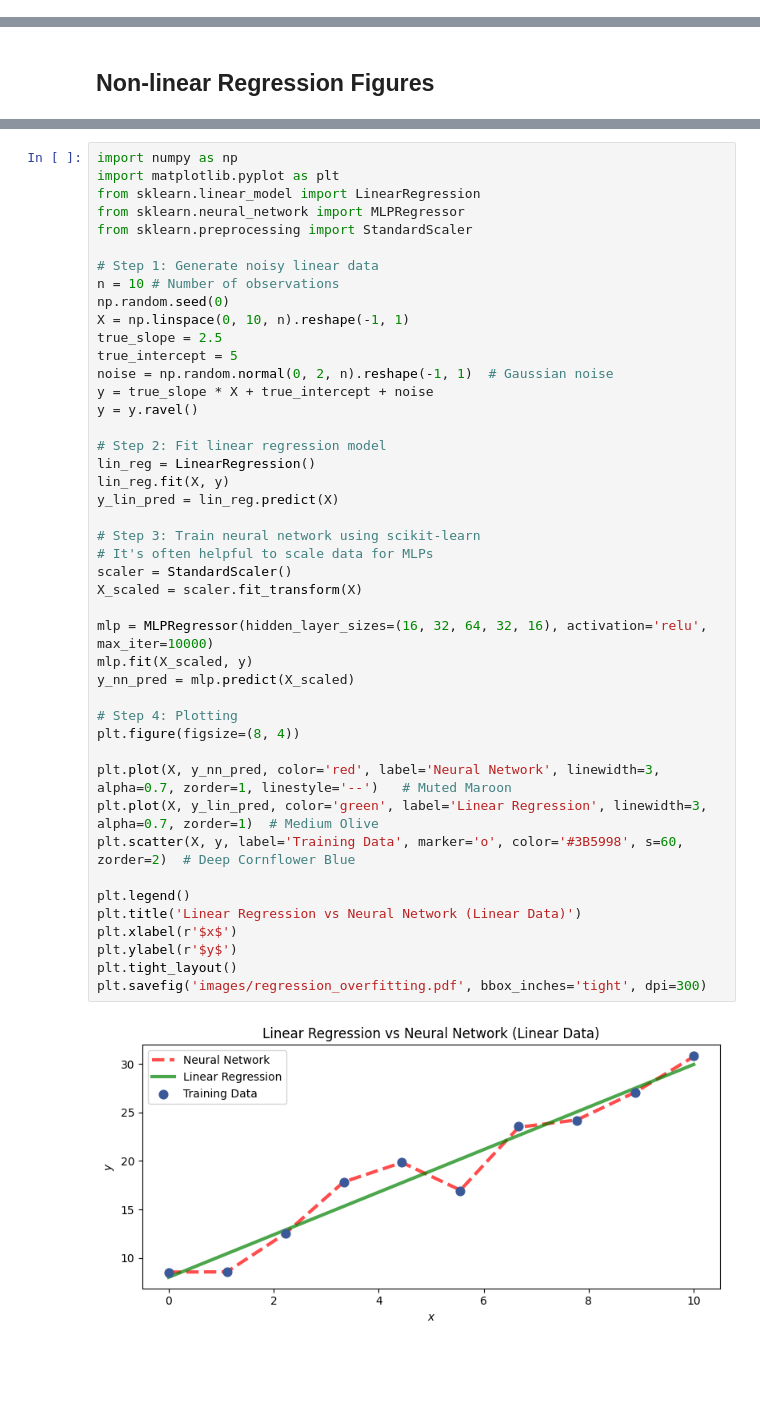
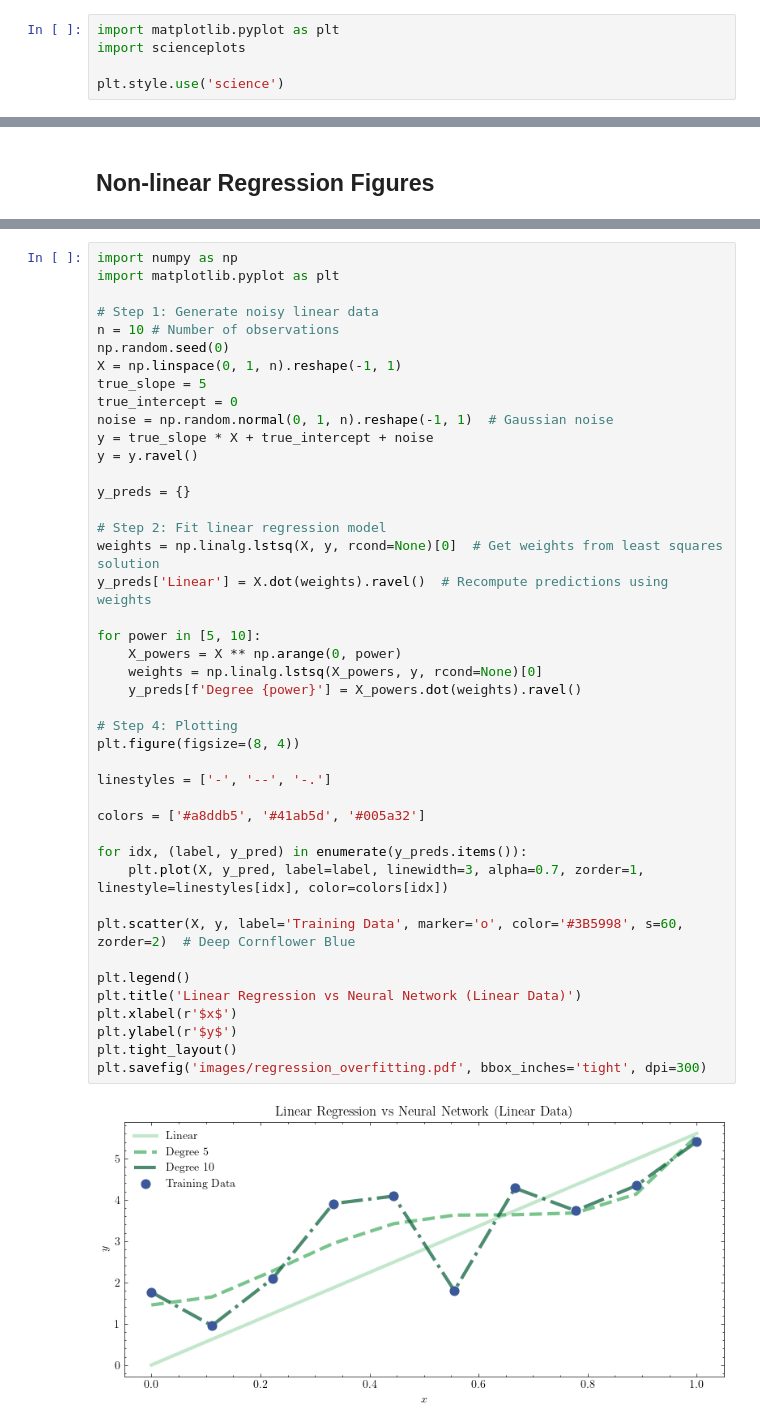
Before and after one commit to rtealwitter/datamining2025, a Jupyter notebook: notes/code.ipynb, the cells around one changed output, grey strips where cells are left out. Cells and saved outputs as stored; diff of their text form; blank space fills up the shorter version.

```diff
--- a/notes/code.ipynb
+++ b/notes/code.ipynb
@@ -1,5 +1,10 @@
 # %% [markdown]
 ## Code for Producing Images in Lecture Notes
+# %%
+import matplotlib.pyplot as plt
+import scienceplots
+
+plt.style.use('science')
 # %%
 import matplotlib.pyplot as plt
 import numpy as np
@@ -243,46 +253,45 @@ plt.savefig('images/regression_momentum.pdf', bbox_inches='tight', dpi=300)
 # %%
 import numpy as np
 import matplotlib.pyplot as plt
-from sklearn.linear_model import LinearRegression
-from sklearn.neural_network import MLPRegressor
-from sklearn.preprocessing import StandardScaler
 
 # Step 1: Generate noisy linear data
 n = 10 # Number of observations
 np.random.seed(0)
-X = np.linspace(0, 10, n).reshape(-1, 1)
-true_slope = 2.5
-true_intercept = 5
-noise = np.random.normal(0, 2, n).reshape(-1, 1)  # Gaussian noise
+X = np.linspace(0, 1, n).reshape(-1, 1)
+true_slope = 5
+true_intercept = 0
+noise = np.random.normal(0, 1, n).reshape(-1, 1)  # Gaussian noise
 y = true_slope * X + true_intercept + noise
 y = y.ravel()
 
+y_preds = {}
+
 # Step 2: Fit linear regression model
-lin_reg = LinearRegression()
-lin_reg.fit(X, y)
-y_lin_pred = lin_reg.predict(X)
+weights = np.linalg.lstsq(X, y, rcond=None)[0]  # Get weights from least squares solution
+y_preds['Linear'] = X.dot(weights).ravel()  # Recompute predictions using weights
 
-# Step 3: Train neural network using scikit-learn
-# It's often helpful to scale data for MLPs
-scaler = StandardScaler()
-X_scaled = scaler.fit_transform(X)
-
-mlp = MLPRegressor(hidden_layer_sizes=(16, 32, 64, 32, 16), activation='relu', max_iter=10000)
-mlp.fit(X_scaled, y)
-y_nn_pred = mlp.predict(X_scaled)
+for power in [5, 10]:
+    X_powers = X ** np.arange(0, power)
+    weights = np.linalg.lstsq(X_powers, y, rcond=None)[0]
+    y_preds[f'Degree {power}'] = X_powers.dot(weights).ravel()
 
 # Step 4: Plotting
 plt.figure(figsize=(8, 4))
 
-plt.plot(X, y_nn_pred, color='red', label='Neural Network', linewidth=3, alpha=0.7, zorder=1, linestyle='--')   # Muted Maroon
-plt.plot(X, y_lin_pred, color='green', label='Linear Regression', linewidth=3, alpha=0.7, zorder=1)  # Medium Olive
+linestyles = ['-', '--', '-.']
+
+colors = ['#a8ddb5', '#41ab5d', '#005a32']
+
+for idx, (label, y_pred) in enumerate(y_preds.items()):
+    plt.plot(X, y_pred, label=label, linewidth=3, alpha=0.7, zorder=1, linestyle=linestyles[idx], color=colors[idx])
+
 plt.scatter(X, y, label='Training Data', marker='o', color='#3B5998', s=60, zorder=2)  # Deep Cornflower Blue
 
 plt.legend()
 plt.title('Linear Regression vs Neural Network (Linear Data)')
 plt.xlabel(r'$x$')
 plt.ylabel(r'$y$')
 plt.tight_layout()
 plt.savefig('images/regression_overfitting.pdf', bbox_inches='tight', dpi=300)
 # %% [output]
-[figure, old version]
+[figure, new version]
```
Also changed, not shown: parts of 10 cells of this notebook, 40 other files.
